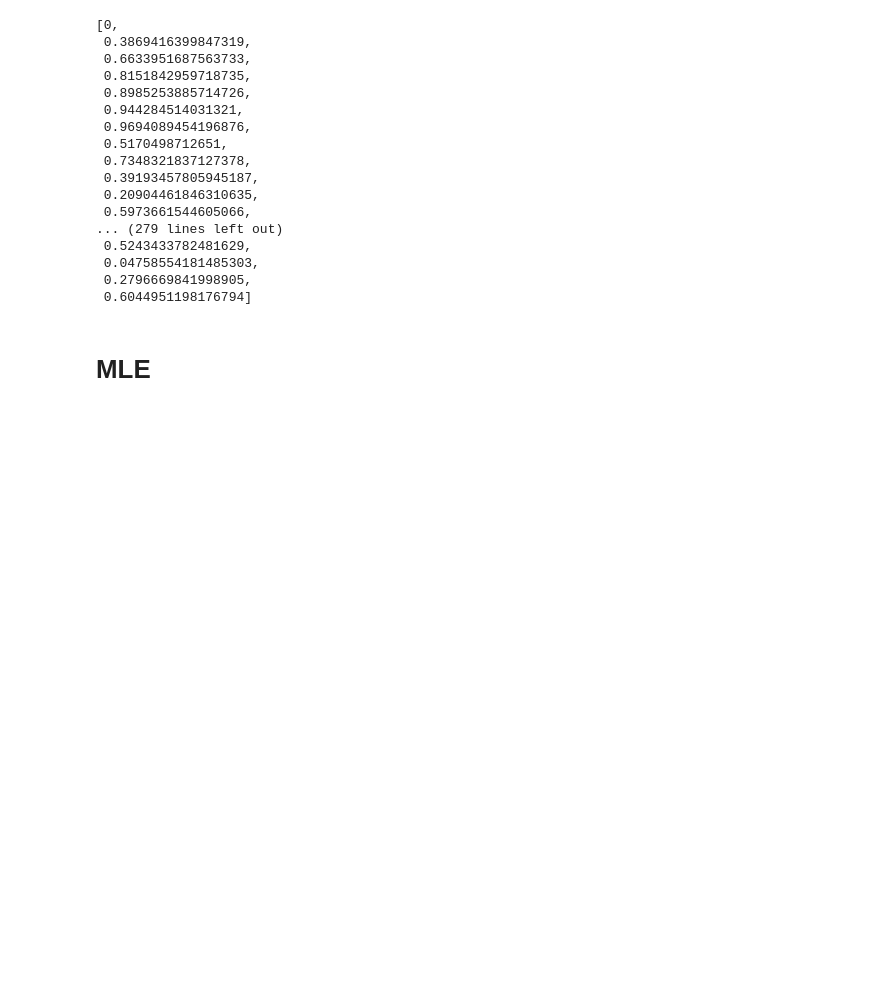
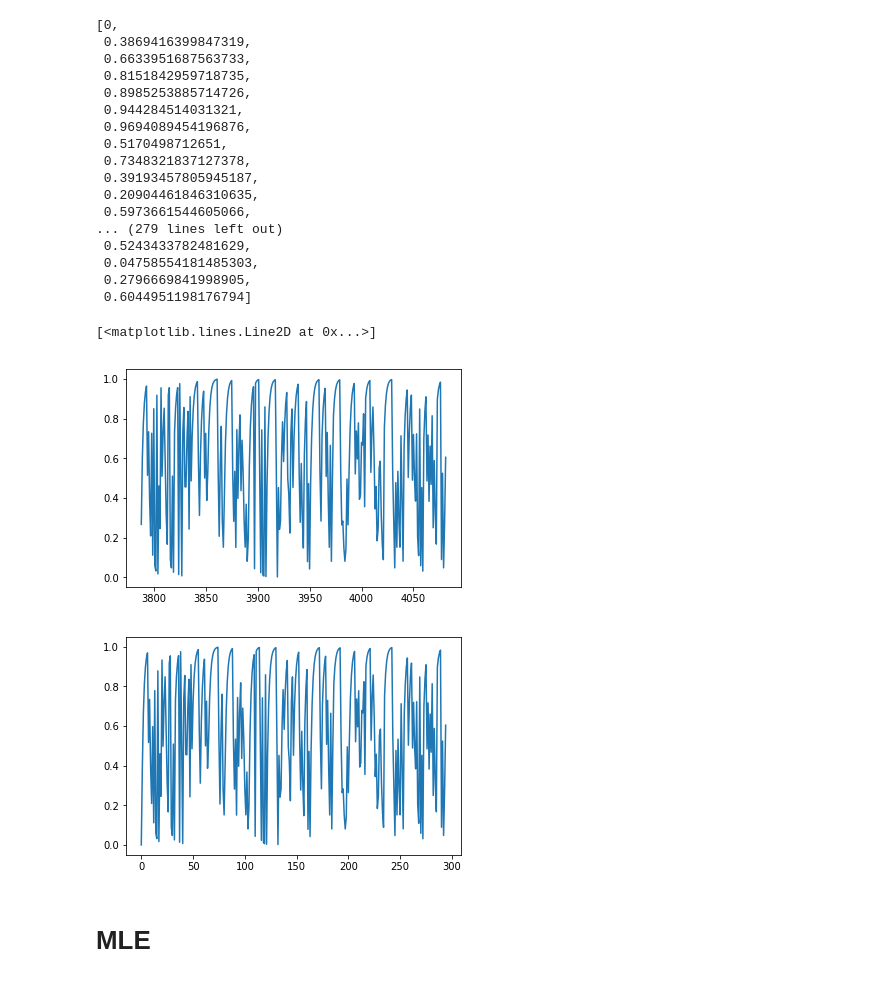
Before and after one commit to Maylibooyah69/RewardReversalPorject, a Jupyter notebook: Data_processing.ipynb, the cells around one changed output. Cells and saved outputs as stored; diff of their text form; code cells hidden in the pictures; blank space fills up the shorter version.

Commit message:
added a plot

```diff
--- a/Data_processing.ipynb
+++ b/Data_processing.ipynb
@@ -136,6 +136,14 @@ qlog
  0.04758554181485303,
  0.2796669841998905,
  0.6044951198176794]
+# %%
+plt.plot(mydf['Q'])
+plt.figure(2)
+plt.plot(qlog)
+# %% [output]
+[<matplotlib.lines.Line2D at 0x...>]
+[figure, added]
+[figure, added]
 # %% [markdown]
 # MLE
 # %% [markdown]
```
